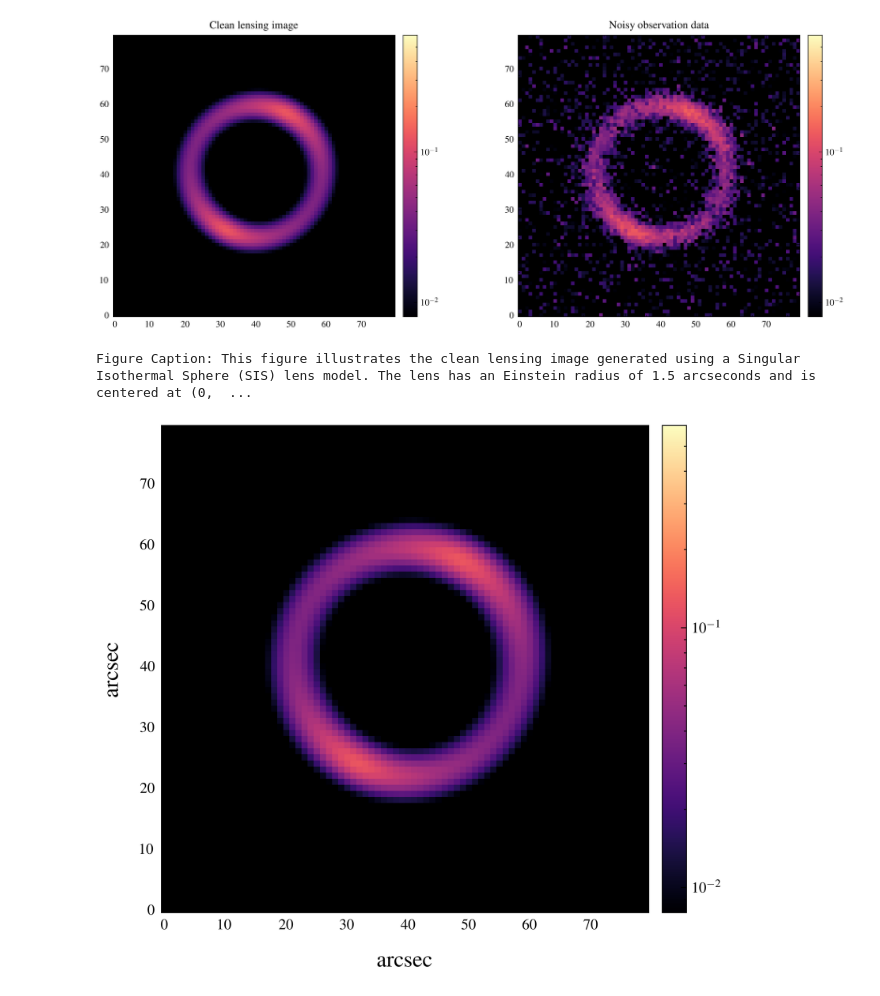
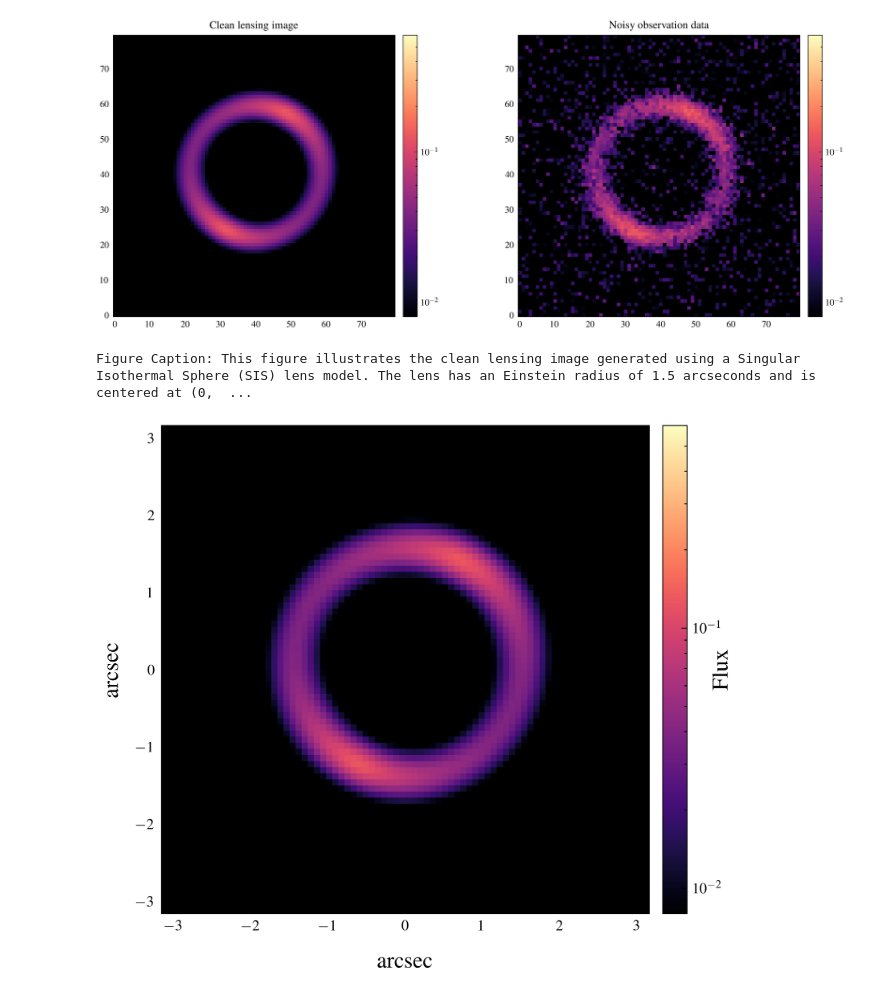
Before and after one commit to ohannuks/mmlfisher, a Jupyter notebook: data/datasim.ipynb, the cells around one changed output. Drawn from its saved outputs; the diff is of its cells as text; code cells hidden in the pictures.

```diff
--- a/data/datasim.ipynb
+++ b/data/datasim.ipynb
@@ -152,35 +152,35 @@ import scienceplots
 plt.style.use(['science','ieee'])
 
 # Plotting engine
 plotter = Plotter(flux_vmin=8e-3, flux_vmax=6e-1)
 
 # inform the plotter of the data and, if any, the true source
 plotter.set_data(data)
 
 source_input = lens_image_simu.source_surface_brightness(kwargs_source_input, de_lensed=True, unconvolved=True)
 plotter.set_ref_source(source_input)
 
 # visualize simulated products
 fig, ax1 = plt.subplots(1, 1, figsize=(10, 4))
-img1 = ax1.imshow(image, origin='lower', norm=plotter.norm_flux, cmap=plotter.cmap_flux)
+img1 = ax1.imshow(image, origin='lower', norm=plotter.norm_flux, cmap=plotter.cmap_flux, extent=extent)
 plot_util.nice_colorbar(img1)
 # ax1.set_title("Clean lensing image")
 fig.tight_layout()
 
-# plt.xlabel("arcsec")
-# plt.ylabel("arcsec")
+# Transform the axes to arcseconds from pixels
+
 
 # Annotate x-label and y-label using annotation
 ax1.annotate("arcsec", xy=(0.5, -0.1), xycoords='axes fraction', ha='center', va='center', fontsize=12)
 ax1.annotate("arcsec", xy=(-0.1, 0.5), xycoords='axes fraction', ha='center', va='center', fontsize=12, rotation=90)
 # Annotate colorbar
-ax1.annotate("Flux", xy=(1.05, 0.5), xycoords='axes fraction', ha='center', va='center', fontsize=12, rotation=90)
+ax1.annotate("Flux", xy=(1.15, 0.5), xycoords='axes fraction', ha='center', va='center', fontsize=12, rotation=90)
 
 plt.savefig("clean_lensing_image.pdf", bbox_inches='tight')
 
 print("Figure Caption: This figure illustrates the clean lensing image generated using a Singular Isothermal Sphere (SIS) lens model. The lens has an Einstein radius of 1.5 arcseconds and is centered at (0, 0) arcseconds. The source behind the lens is modeled with a Sersic profile, characterized by an amplitude of 4.0, a radius of 0.2 arcseconds, and a Sersic index of 2.0. The source is centered at (0.05, 0.1) arcseconds with ellipticity parameters (0.05, 0.05). This visualization highlights the lensing effect and the clean image produced without noise.")
 
 plt.show()
 # %% [output]
 Figure Caption: This figure illustrates the clean lensing image generated using a Singular Isothermal Sphere (SIS) lens model. The lens has an Einstein radius of 1.5 arcseconds and is centered at (0,  ...
-[figure, old version]
+[figure, new version]
```
Also changed, not shown: 1 other file.
